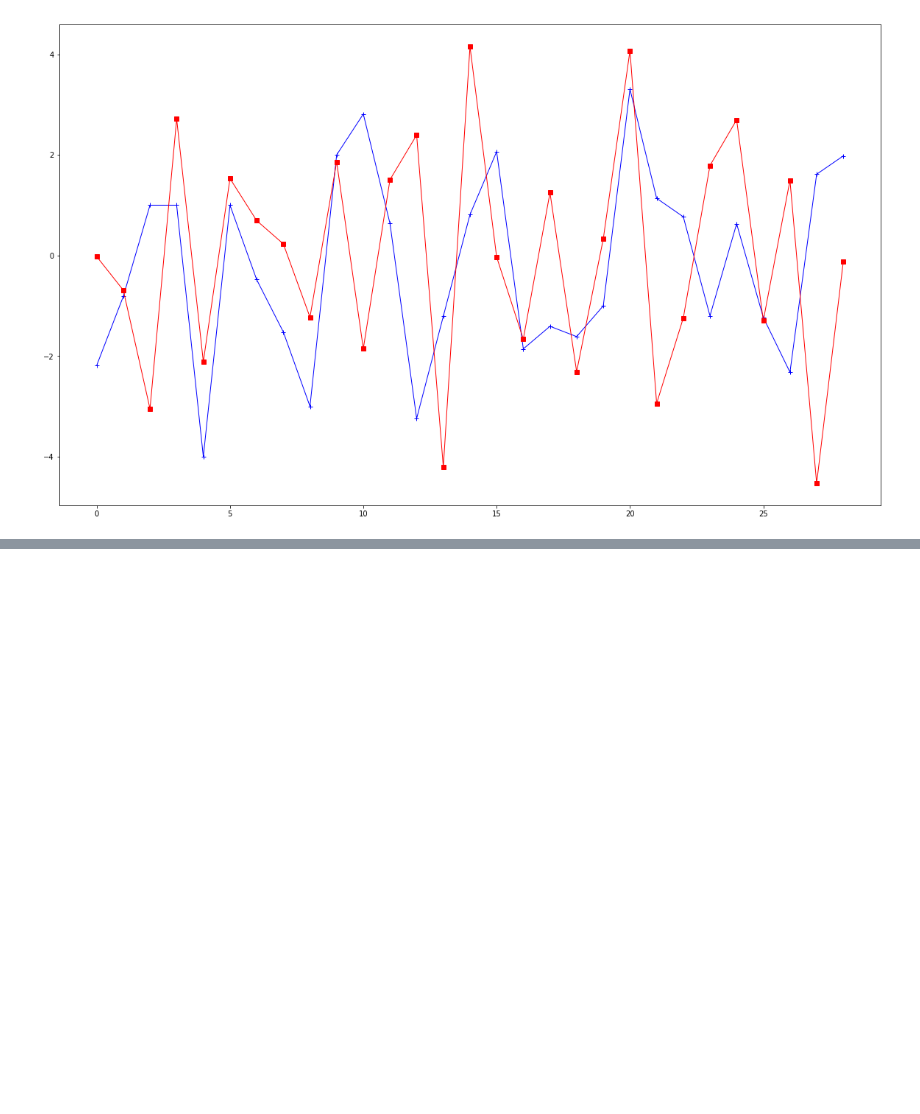
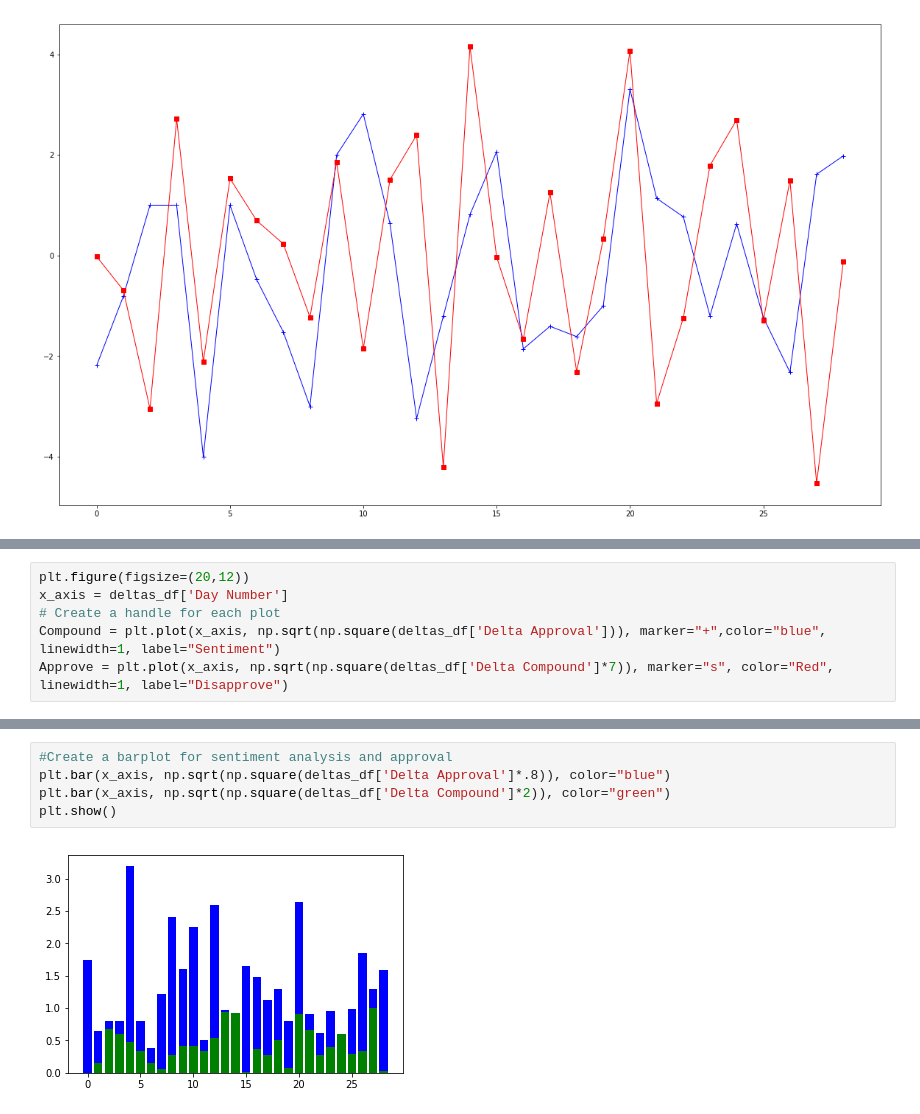
Before and after one commit to david880110/How-does-Donal-Trump-s-Tweet-Affects-His-Approving-Rate-and-The-Stock-Market, a Jupyter notebook: Python/DeltasAnalysis.ipynb, the cells around one changed output, grey strips where cells are left out. Cells and saved outputs as stored; diff of their text form; blank space fills up the shorter version.

Commit message:
Absolute value Graph

```diff
--- a/Python/DeltasAnalysis.ipynb
+++ b/Python/DeltasAnalysis.ipynb
@@ -199,0 +213,6 @@ plt.show()
+# %%
+plt.figure(figsize=(20,12))
+x_axis = deltas_df['Day Number']
+# Create a handle for each plot
+Compound = plt.plot(x_axis, np.sqrt(np.square(deltas_df['Delta Approval'])), marker="+",color="blue", linewidth=1, label="Sentiment")
+Approve = plt.plot(x_axis, np.sqrt(np.square(deltas_df['Delta Compound']*7)), marker="s", color="Red", linewidth=1, label="Disapprove")
@@ -199,0 +223,7 @@ plt.show()
+# %%
+#Create a barplot for sentiment analysis and approval
+plt.bar(x_axis, np.sqrt(np.square(deltas_df['Delta Approval']*.8)), color="blue")
+plt.bar(x_axis, np.sqrt(np.square(deltas_df['Delta Compound']*2)), color="green")
+plt.show()
+# %% [output]
+[figure, added]
```
Also changed, not shown: parts of 3 cells of this notebook.
